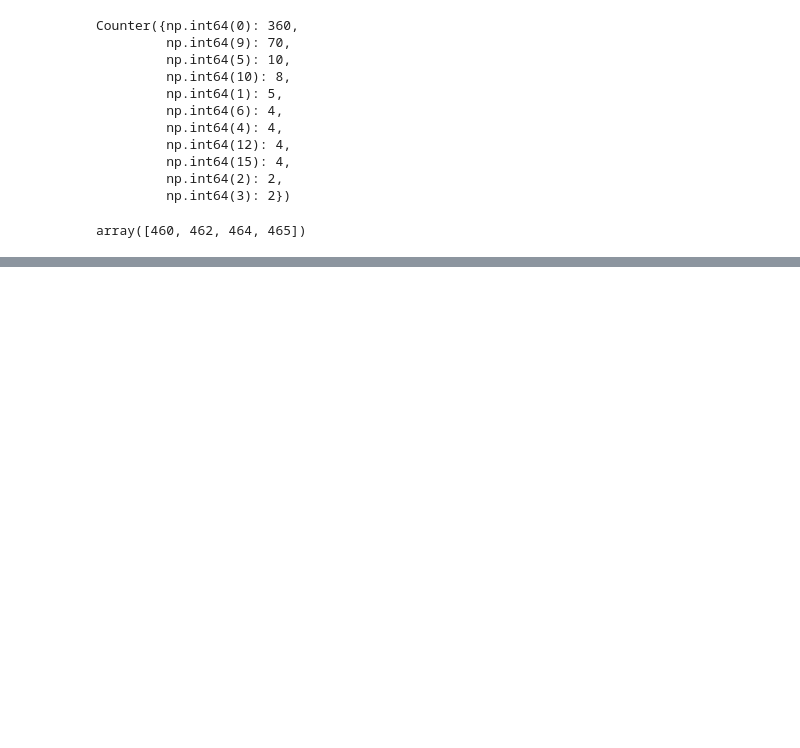
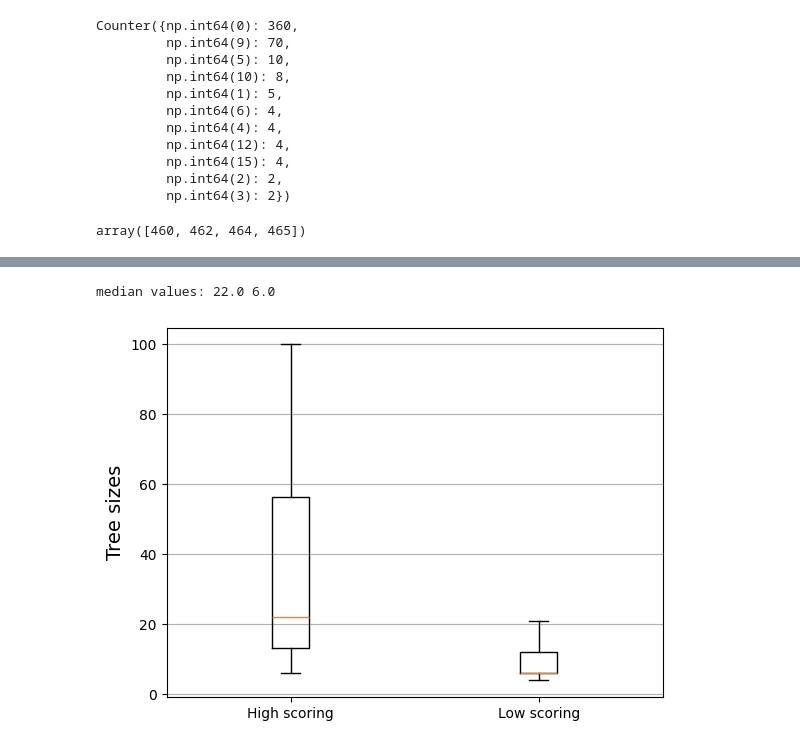
Before and after one commit to llnl/Wintap-Analytics, a Jupyter notebook: 2025-acme4-explore/gather-process-trees.ipynb, the cells around one changed output, grey strips where cells are left out. Saved outputs shown, nothing was run; the diff lists cells and outputs as text; code cells hidden in the pictures; blank space fills up the shorter version.

```diff
--- a/2025-acme4-explore/gather-process-trees.ipynb
+++ b/2025-acme4-explore/gather-process-trees.ipynb
@@ -1259,0 +1265,16 @@ array([460, 462, 464, 465])
+# %%
+Scores = np.array((S>=3).sum(axis=0))
+## high scores
+H = []
+for i in np.where(Scores >= 9)[0]:
+    t = T[i]
+    r = R[i]
+    sg2 = get_ordered_subtree(Trees, t, r)
+    H.append(sg2.vcount())
+## low scores
+L = []
+for i in np.where(Scores < 9)[0]:
+    t = T[i]
+    r = R[i]
+    sg2 = get_ordered_subtree(Trees, t, r)
+    L.append(sg2.vcount())
@@ -1259,0 +1284,8 @@ array([460, 462, 464, 465])
+# %%
+plt.boxplot([H,L], showfliers=False, tick_labels=['High scoring','Low scoring'])
+plt.ylabel('Tree sizes', fontsize=14)
+plt.grid(axis='y');
+print('median values:',np.median(H),np.median(L))
+# %% [output]
+median values: 22.0 6.0
+[figure, added]
```
Also changed, not shown: parts of 31 cells of this notebook.
